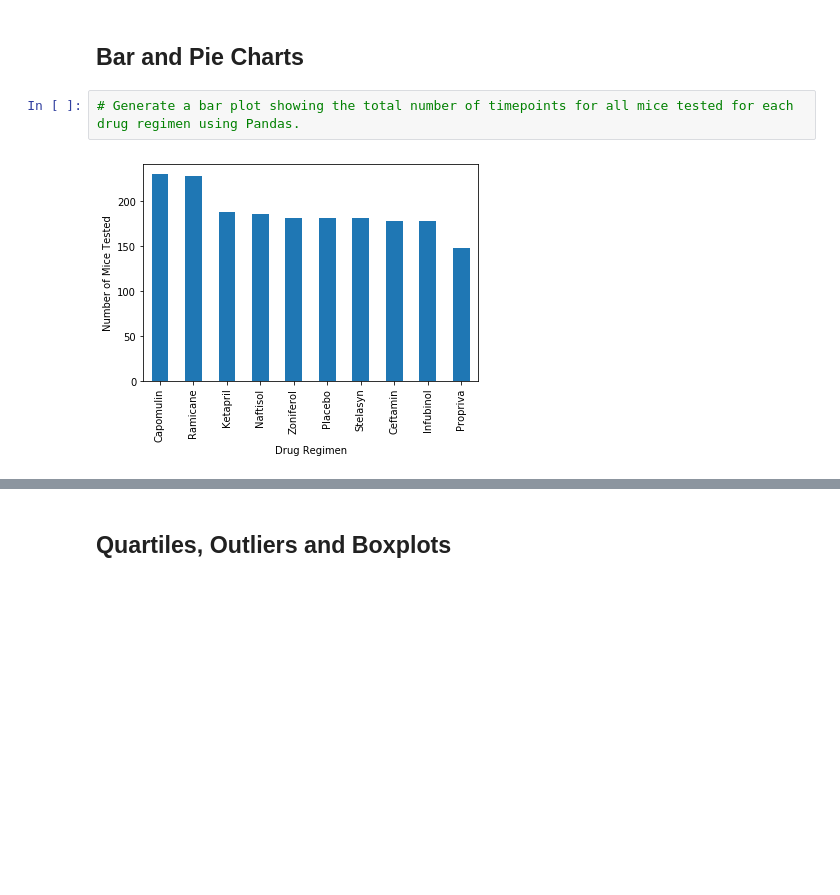
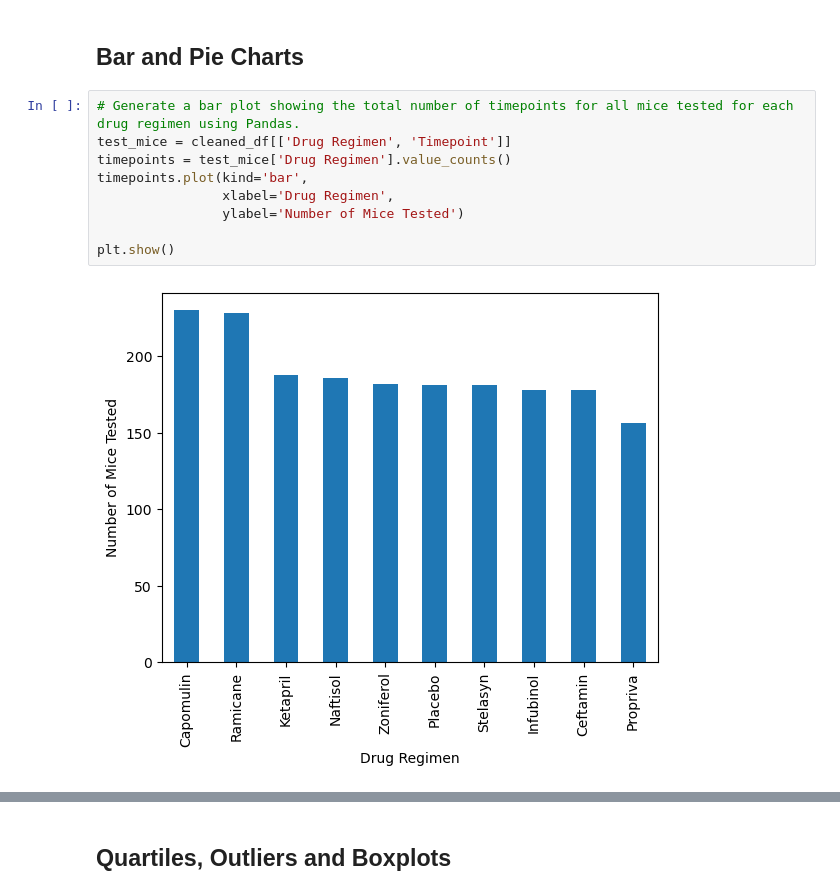
Before and after one commit to ollayyy/matplotlib-challenge, a Jupyter notebook: Starter_Code/Pymaceuticals/pymaceuticals_starter.ipynb, the cells around one changed output, grey strips where cells are left out. Cells and saved outputs as stored; diff of their text form; blank space fills up the shorter version.

```diff
--- a/Starter_Code/Pymaceuticals/pymaceuticals_starter.ipynb
+++ b/Starter_Code/Pymaceuticals/pymaceuticals_starter.ipynb
@@ -143,7 +129,14 @@ agg_regimen_df
 ## Bar and Pie Charts
 # %%
 # Generate a bar plot showing the total number of timepoints for all mice tested for each drug regimen using Pandas.
+test_mice = cleaned_df[['Drug Regimen', 'Timepoint']]
+timepoints = test_mice['Drug Regimen'].value_counts()
+timepoints.plot(kind='bar',
+                xlabel='Drug Regimen',
+                ylabel='Number of Mice Tested')
+
+plt.show()
 # %% [output]
-[figure, old version]
+[figure, new version]
 # %%
 # Generate a bar plot showing the total number of timepoints for all mice tested for each drug regimen using pyplot.
```
Also changed, not shown: parts of 13 cells of this notebook, 1 other file.
